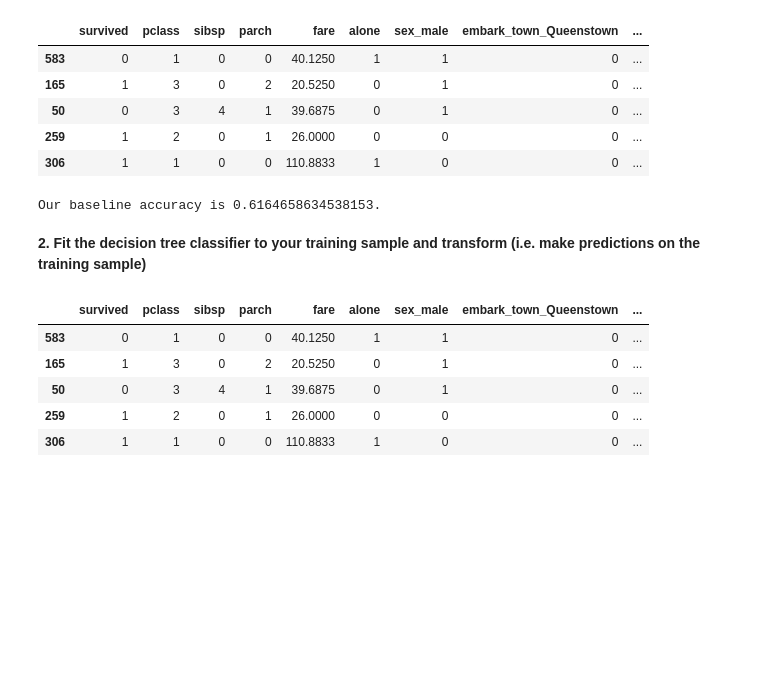
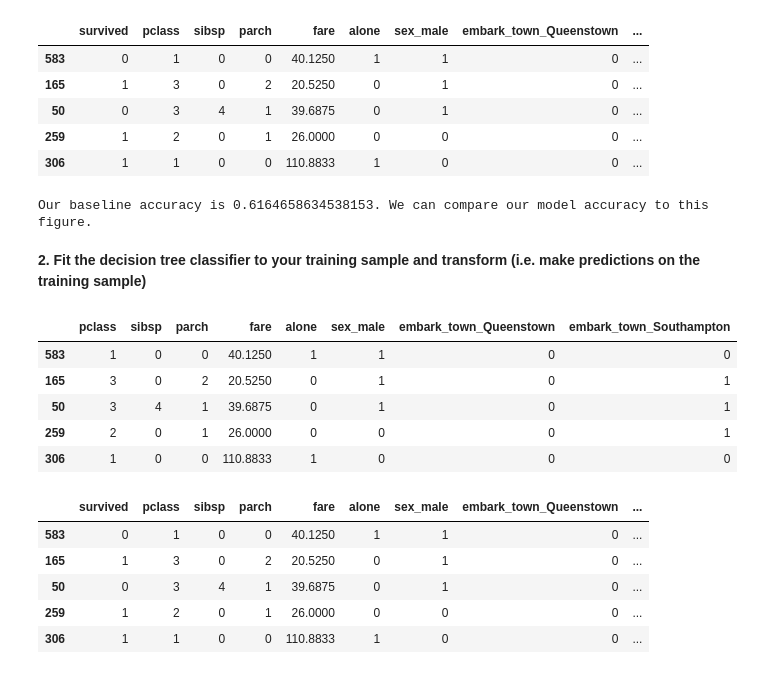
Before and after one commit to kristofer-rivera/classification-exercises, a Jupyter notebook: model.ipynb, the cells around one changed output. Drawn from its saved outputs; the diff is of its cells as text; code cells hidden in the pictures; blank space fills up the shorter version.

Commit message:
Commiting model completed decision tree and random forest exercises.

```diff
--- a/model.ipynb
+++ b/model.ipynb
@@ -88,10 +80,33 @@ y_test = test.survived
 # %%
 # Create the baseline model
 
+# possibility for adding baseline as column == train['baseline_assumption_death'] = 0
+
+
 baseline = (train.survived == 0).mean()
-print(f'Our baseline accuracy is {baseline}.')
+print(f'Our baseline accuracy is {baseline}. We can compare our model accuracy to this figure.')
 # %% [output]
-Our baseline accuracy is 0.6164658634538153.
+Our baseline accuracy is 0.6164658634538153. We can compare our model accuracy to this figure.
 # %% [markdown]
 **2. Fit the decision tree classifier to your training sample and transform (i.e. make predictions on the training sample)**
+# %%
+# Creating x & y version of train, validate, test
+X_train = train.drop(columns='survived')
+y_train = train.survived
+
+X_validate = validate.drop(columns='survived')
+y_validate = validate.survived
+
+X_test = test.drop(columns='survived')
+y_test = test.survived
+# %%
+#Sanity check -- no data leakage or contamination
+X_train.head()
+# %% [output]
+|  | pclass | sibsp | parch | fare | alone | sex_male | embark_town_Queenstown | embark_town_Southampton |
+| 583 | 1 | 0 | 0 | 40.1250 | 1 | 1 | 0 | 0 |
+| 165 | 3 | 0 | 2 | 20.5250 | 0 | 1 | 0 | 1 |
+| 50 | 3 | 4 | 1 | 39.6875 | 0 | 1 | 0 | 1 |
+| 259 | 2 | 0 | 1 | 26.0000 | 0 | 0 | 0 | 1 |
+| 306 | 1 | 0 | 0 | 110.8833 | 1 | 0 | 0 | 0 |
 # %%
```
Also changed, not shown: parts of 32 cells of this notebook.
